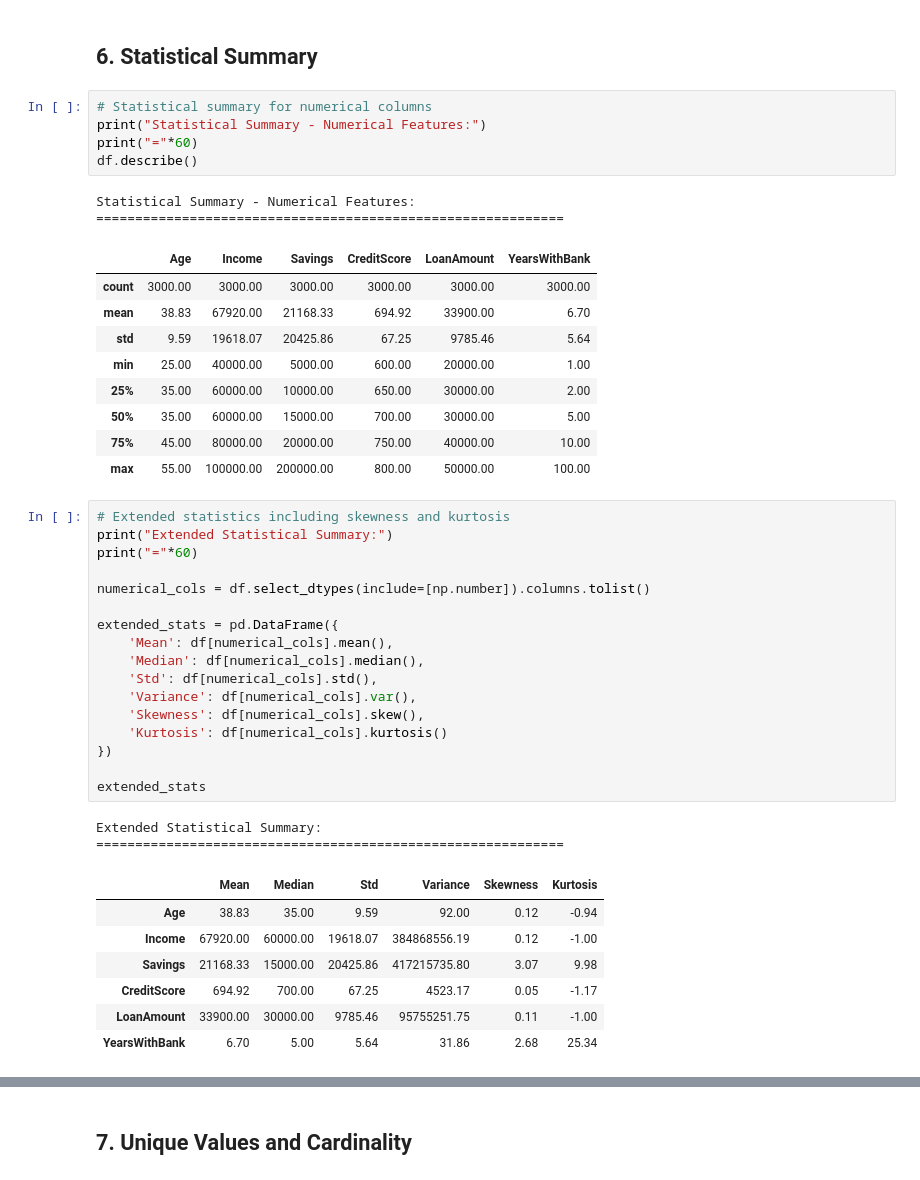
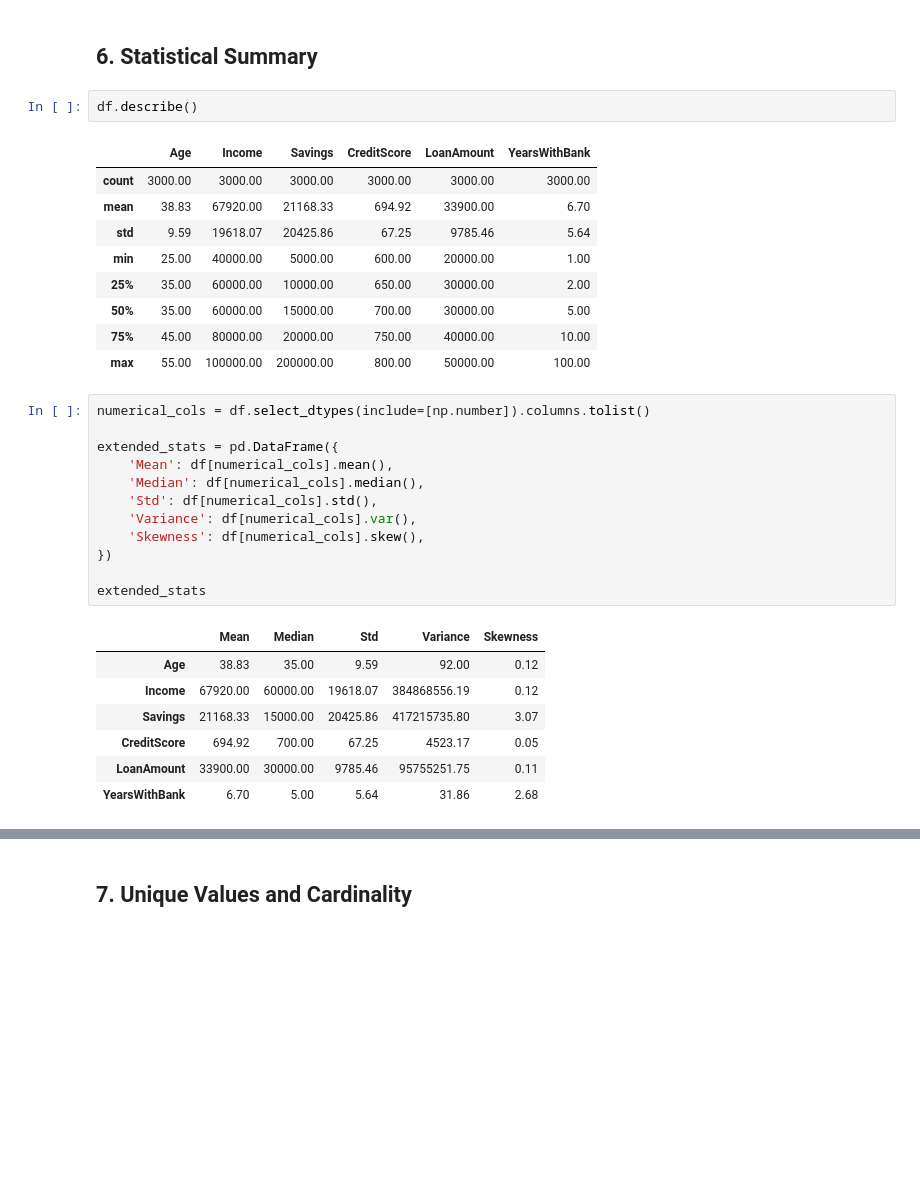
Before and after one commit to troumel/ex3, a Jupyter notebook: bank_eda_analysis.ipynb, the cells around one changed output, grey strips where cells are left out. Drawn from its saved outputs; the diff is of its cells as text; blank space fills up the shorter version.

```diff
--- a/bank_eda_analysis.ipynb
+++ b/bank_eda_analysis.ipynb
@@ -662,47 +586,35 @@ MISSING DATA HANDLING - FINAL SUMMARY
 # %% [markdown]
 ## 6. Statistical Summary
-# %%
-# Statistical summary for numerical columns
-print("Statistical Summary - Numerical Features:")
-print("="*60)
-df.describe()
-# %% [output]
-Statistical Summary - Numerical Features:
-============================================================
-|  | Age | Income | Savings | CreditScore | LoanAmount | YearsWithBank |
-| count | 3000.00 | 3000.00 | 3000.00 | 3000.00 | 3000.00 | 3000.00 |
-| mean | 38.83 | 67920.00 | 21168.33 | 694.92 | 33900.00 | 6.70 |
-| std | 9.59 | 19618.07 | 20425.86 | 67.25 | 9785.46 | 5.64 |
-| min | 25.00 | 40000.00 | 5000.00 | 600.00 | 20000.00 | 1.00 |
-| 25% | 35.00 | 60000.00 | 10000.00 | 650.00 | 30000.00 | 2.00 |
-| 50% | 35.00 | 60000.00 | 15000.00 | 700.00 | 30000.00 | 5.00 |
-| 75% | 45.00 | 80000.00 | 20000.00 | 750.00 | 40000.00 | 10.00 |
-| max | 55.00 | 100000.00 | 200000.00 | 800.00 | 50000.00 | 100.00 |
+# %%
+df.describe()
+# %% [output]
+|  | Age | Income | Savings | CreditScore | LoanAmount | YearsWithBank |
+| count | 3000.00 | 3000.00 | 3000.00 | 3000.00 | 3000.00 | 3000.00 |
+| mean | 38.83 | 67920.00 | 21168.33 | 694.92 | 33900.00 | 6.70 |
+| std | 9.59 | 19618.07 | 20425.86 | 67.25 | 9785.46 | 5.64 |
+| min | 25.00 | 40000.00 | 5000.00 | 600.00 | 20000.00 | 1.00 |
+| 25% | 35.00 | 60000.00 | 10000.00 | 650.00 | 30000.00 | 2.00 |
+| 50% | 35.00 | 60000.00 | 15000.00 | 700.00 | 30000.00 | 5.00 |
+| 75% | 45.00 | 80000.00 | 20000.00 | 750.00 | 40000.00 | 10.00 |
+| max | 55.00 | 100000.00 | 200000.00 | 800.00 | 50000.00 | 100.00 |
 # %%
-# Extended statistics including skewness and kurtosis
-print("Extended Statistical Summary:")
-print("="*60)
-
 numerical_cols = df.select_dtypes(include=[np.number]).columns.tolist()
 
 extended_stats = pd.DataFrame({
     'Mean': df[numerical_cols].mean(),
     'Median': df[numerical_cols].median(),
     'Std': df[numerical_cols].std(),
     'Variance': df[numerical_cols].var(),
     'Skewness': df[numerical_cols].skew(),
-    'Kurtosis': df[numerical_cols].kurtosis()
 })
 
 extended_stats
 # %% [output]
-Extended Statistical Summary:
-============================================================
-|  | Mean | Median | Std | Variance | Skewness | Kurtosis |
-| Age | 38.83 | 35.00 | 9.59 | 92.00 | 0.12 | -0.94 |
-| Income | 67920.00 | 60000.00 | 19618.07 | 384868556.19 | 0.12 | -1.00 |
-| Savings | 21168.33 | 15000.00 | 20425.86 | 417215735.80 | 3.07 | 9.98 |
-| CreditScore | 694.92 | 700.00 | 67.25 | 4523.17 | 0.05 | -1.17 |
-| LoanAmount | 33900.00 | 30000.00 | 9785.46 | 95755251.75 | 0.11 | -1.00 |
-| YearsWithBank | 6.70 | 5.00 | 5.64 | 31.86 | 2.68 | 25.34 |
+|  | Mean | Median | Std | Variance | Skewness |
+| Age | 38.83 | 35.00 | 9.59 | 92.00 | 0.12 |
+| Income | 67920.00 | 60000.00 | 19618.07 | 384868556.19 | 0.12 |
+| Savings | 21168.33 | 15000.00 | 20425.86 | 417215735.80 | 3.07 |
+| CreditScore | 694.92 | 700.00 | 67.25 | 4523.17 | 0.05 |
+| LoanAmount | 33900.00 | 30000.00 | 9785.46 | 95755251.75 | 0.11 |
+| YearsWithBank | 6.70 | 5.00 | 5.64 | 31.86 | 2.68 |
 # %%
```
Also changed, not shown: parts of 56 cells of this notebook.
